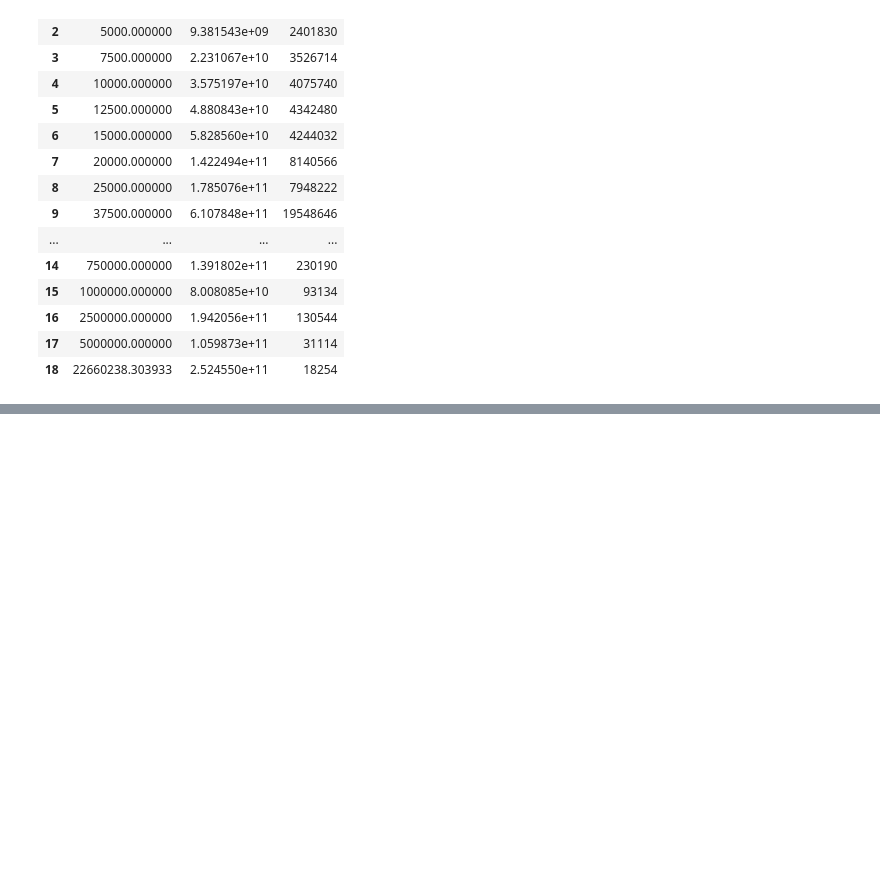
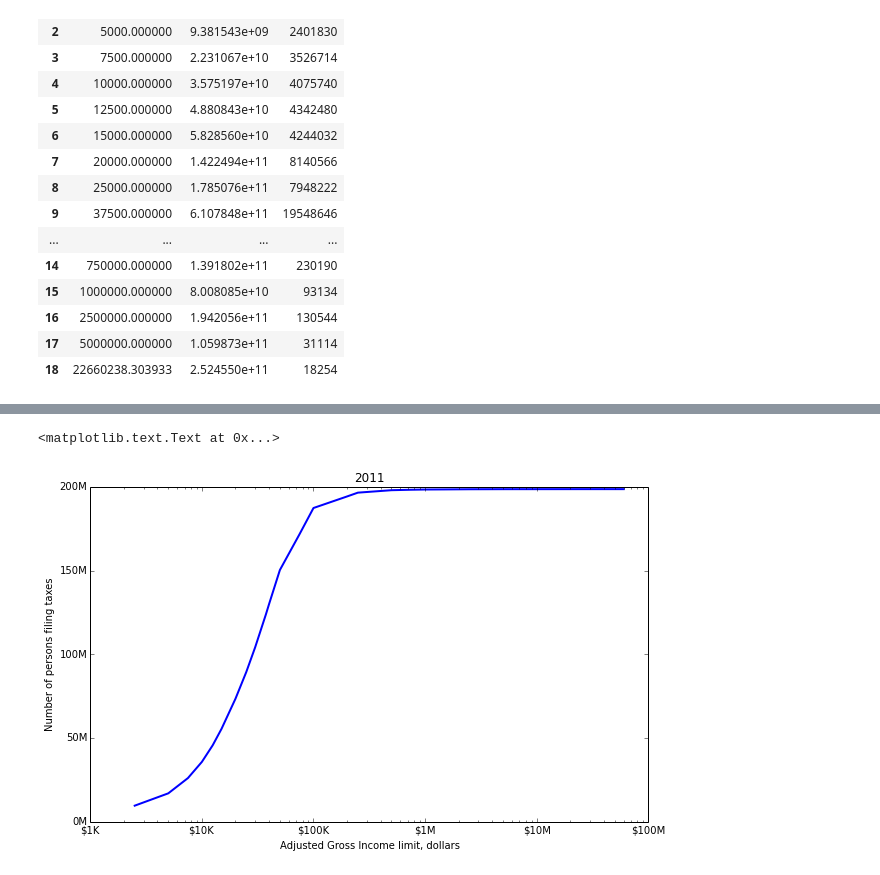
Before and after one commit to CMU-CREATE-Lab/underemployment, a Jupyter notebook: IRS Income Histogram.ipynb, the cells around one changed output, grey strips where cells are left out. Drawn from its saved outputs; the diff is of its cells as text; code cells hidden in the pictures; blank space fills up the shorter version.

```diff
--- a/IRS Income Histogram.ipynb
+++ b/IRS Income Histogram.ipynb
@@ -273,0 +264,12 @@ ylabel('Number of persons filing taxes')
+# %%
+pop_vs_agi_categories = [population_vs_agi(yearv3[name]) for name in yearv3.keys().levels[0]]
+pop_vs_agi_all = lambda x: sum([fn(x) for fn in pop_vs_agi_categories])
+
+agi_thresholds = []
+for name in yearv3.keys().levels[0]:
+    agi_thresholds += list(yearv3[name]['agi_thresholds'])
+agi_thresholds = sort(list(set(agi_thresholds)))
+
+pop_at_agi_thresholds = append([0], map(pop_vs_agi_all, agi_thresholds))
+agi_thresholds = append([0], agi_thresholds)
+pop_at_agi_thresholds
@@ -273,0 +302,12 @@ ylabel('Number of persons filing taxes')
+# %%
+p = subplot()
+p.set_xscale('log')
+p.yaxis.set_major_formatter(FuncFormatter(lambda x, pos: '%dM' % (x / 1e6)))
+p.xaxis.set_major_formatter(FuncFormatter(lambda x, pos: '$%dK' % (x / 1e3) if x < 1e6 else '$%dM' % (x / 1e6)))
+p.plot(agi_thresholds, pop_at_agi_thresholds, linewidth = 2.0)
+title("2011")
+xlabel('Adjusted Gross Income limit, dollars')
+ylabel('Number of persons filing taxes')
+# %% [output]
+<matplotlib.text.Text at 0x...>
+[figure, added]
```
Also changed, not shown: parts of 11 cells of this notebook.
